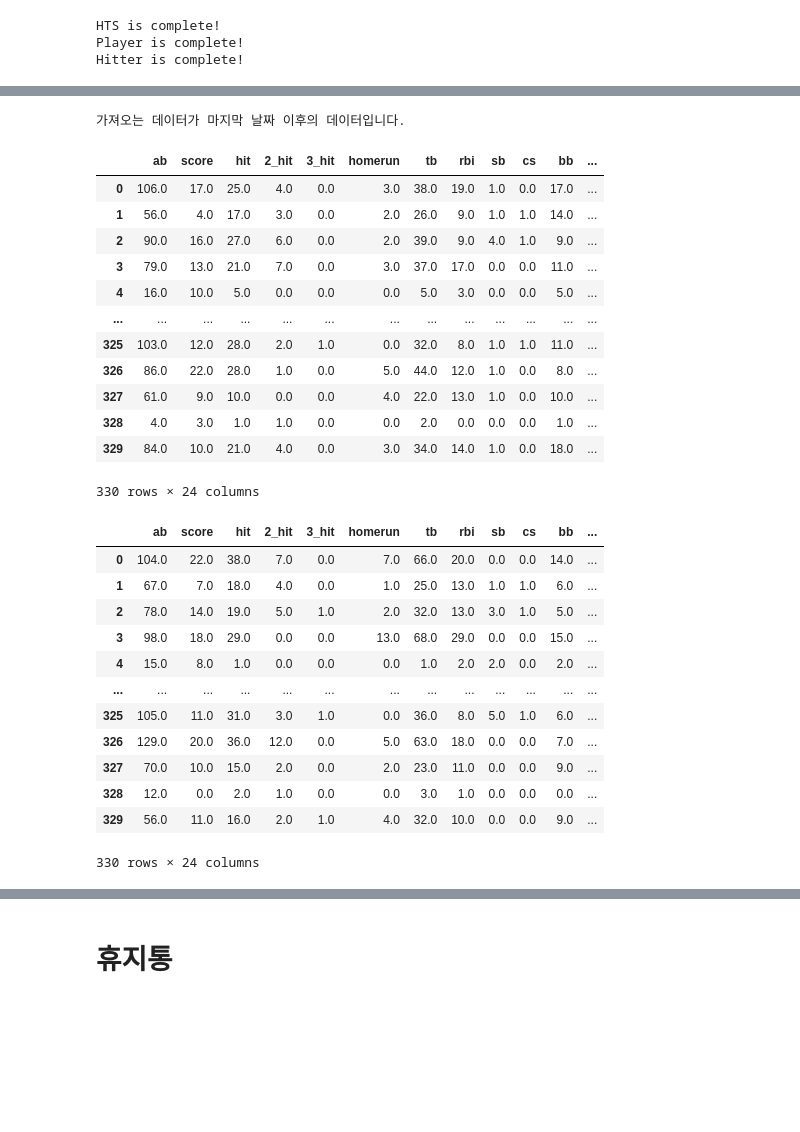
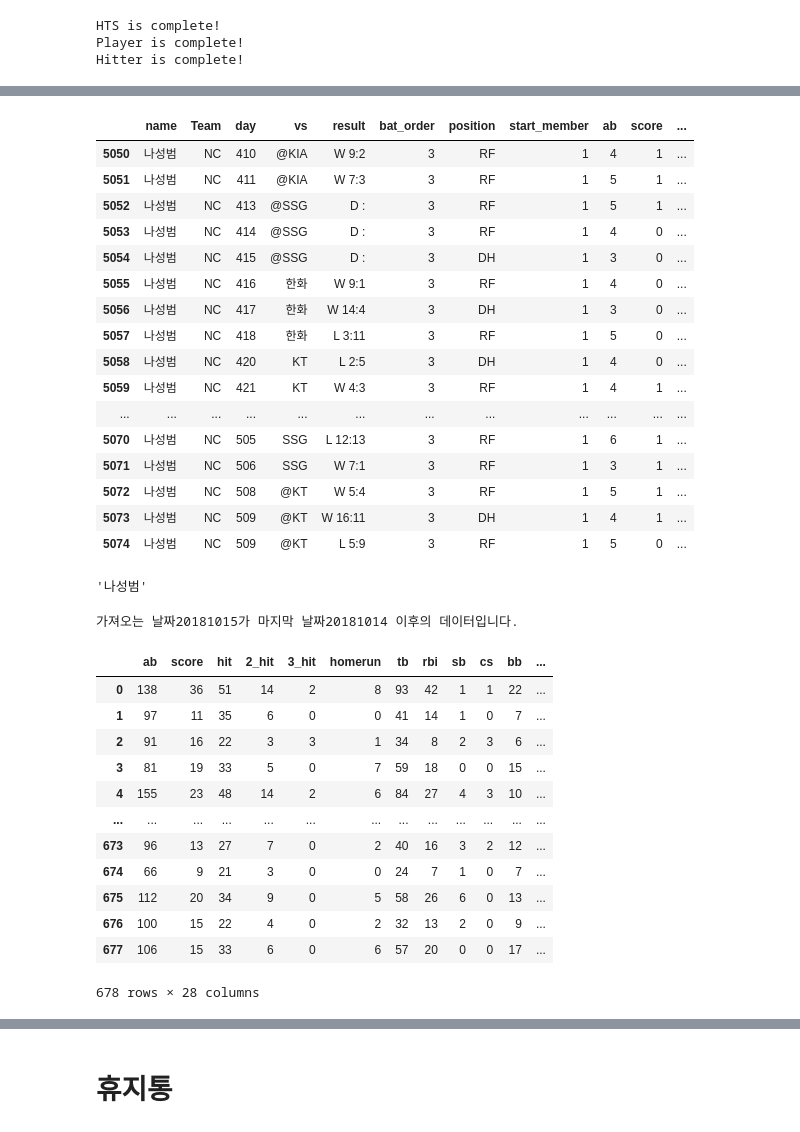
Before and after one commit to KimGriezmann/Bigcontest_2021, a Jupyter notebook: working_space_SeongGwan/split_coding_class.ipynb, the cells around one changed output, grey strips where cells are left out. Cells and saved outputs as stored; diff of their text form; code cells hidden in the pictures; blank space fills up the shorter version.

```diff
--- a/working_space_SeongGwan/split_coding_class.ipynb
+++ b/working_space_SeongGwan/split_coding_class.ipynb
@@ -76,3 +90,29 @@ df.shape
+# %%
+tr_pl_data = tr_df[tr_df['PCODE'] == 62947]
+# %%
+tr_pl_data
+# %% [output]
+|  | name | Team | day | vs | result | bat_order | position | start_member | ab | score | ... |
+| 5050 | 나성범 | NC | 410 | @KIA | W 9:2 | 3 | RF | 1 | 4 | 1 | ... |
+| 5051 | 나성범 | NC | 411 | @KIA | W 7:3 | 3 | RF | 1 | 5 | 1 | ... |
+| 5052 | 나성범 | NC | 413 | @SSG | D : | 3 | RF | 1 | 5 | 1 | ... |
+| 5053 | 나성범 | NC | 414 | @SSG | D : | 3 | RF | 1 | 4 | 0 | ... |
+| 5054 | 나성범 | NC | 415 | @SSG | D : | 3 | DH | 1 | 3 | 0 | ... |
+| 5055 | 나성범 | NC | 416 | 한화 | W 9:1 | 3 | RF | 1 | 4 | 0 | ... |
+| 5056 | 나성범 | NC | 417 | 한화 | W 14:4 | 3 | DH | 1 | 3 | 0 | ... |
+| 5057 | 나성범 | NC | 418 | 한화 | L 3:11 | 3 | RF | 1 | 5 | 0 | ... |
+| 5058 | 나성범 | NC | 420 | KT | L 2:5 | 3 | DH | 1 | 4 | 0 | ... |
+| 5059 | 나성범 | NC | 421 | KT | W 4:3 | 3 | RF | 1 | 4 | 1 | ... |
+| ... | ... | ... | ... | ... | ... | ... | ... | ... | ... | ... | ... |
+| 5070 | 나성범 | NC | 505 | SSG | L 12:13 | 3 | RF | 1 | 6 | 1 | ... |
+| 5071 | 나성범 | NC | 506 | SSG | W 7:1 | 3 | RF | 1 | 3 | 1 | ... |
+| 5072 | 나성범 | NC | 508 | @KT | W 5:4 | 3 | RF | 1 | 5 | 1 | ... |
+| 5073 | 나성범 | NC | 509 | @KT | W 16:11 | 3 | DH | 1 | 4 | 1 | ... |
+| 5074 | 나성범 | NC | 509 | @KT | L 5:9 | 3 | RF | 1 | 5 | 0 | ... |
+# %%
+tr_pl_data.iloc[0,0]
+# %% [output]
+'나성범'
 # %%
 # 연속적 분할 함수
 def order(df, period, interval, del_cri, except_print):
@@ -172,38 +213,22 @@ def order(df, period, interval, del_cri, except_print):
 
     return home_split, away_split
 # %%
-home_2021, away_2021 = order(df = df, period = 100, interval = 5, del_cri= 10, except_print = False)
+home_2018, away_2018 = order(df = df_2018, period = 100, interval = 7, del_cri= 10, except_print = False)
 # %% [output]
-가져오는 데이터가 마지막 날짜 이후의 데이터입니다.
+가져오는 날짜20181015가 마지막 날짜20181014 이후의 데이터입니다.
-# %%
-home_2021
-# %% [output]
-|  | ab | score | hit | 2_hit | 3_hit | homerun | tb | rbi | sb | cs | bb | ... |
-| 0 | 106.0 | 17.0 | 25.0 | 4.0 | 0.0 | 3.0 | 38.0 | 19.0 | 1.0 | 0.0 | 17.0 | ... |
-| 1 | 56.0 | 4.0 | 17.0 | 3.0 | 0.0 | 2.0 | 26.0 | 9.0 | 1.0 | 1.0 | 14.0 | ... |
-| 2 | 90.0 | 16.0 | 27.0 | 6.0 | 0.0 | 2.0 | 39.0 | 9.0 | 4.0 | 1.0 | 9.0 | ... |
-| 3 | 79.0 | 13.0 | 21.0 | 7.0 | 0.0 | 3.0 | 37.0 | 17.0 | 0.0 | 0.0 | 11.0 | ... |
-| 4 | 16.0 | 10.0 | 5.0 | 0.0 | 0.0 | 0.0 | 5.0 | 3.0 | 0.0 | 0.0 | 5.0 | ... |
-| ... | ... | ... | ... | ... | ... | ... | ... | ... | ... | ... | ... | ... |
-| 325 | 103.0 | 12.0 | 28.0 | 2.0 | 1.0 | 0.0 | 32.0 | 8.0 | 1.0 | 1.0 | 11.0 | ... |
-| 326 | 86.0 | 22.0 | 28.0 | 1.0 | 0.0 | 5.0 | 44.0 | 12.0 | 1.0 | 0.0 | 8.0 | ... |
-| 327 | 61.0 | 9.0 | 10.0 | 0.0 | 0.0 | 4.0 | 22.0 | 13.0 | 1.0 | 0.0 | 10.0 | ... |
-| 328 | 4.0 | 3.0 | 1.0 | 1.0 | 0.0 | 0.0 | 2.0 | 0.0 | 0.0 | 0.0 | 1.0 | ... |
-| 329 | 84.0 | 10.0 | 21.0 | 4.0 | 0.0 | 3.0 | 34.0 | 14.0 | 1.0 | 0.0 | 18.0 | ... |
-330 rows × 24 columns
-# %%
-away_2021
-# %% [output]
-|  | ab | score | hit | 2_hit | 3_hit | homerun | tb | rbi | sb | cs | bb | ... |
-| 0 | 104.0 | 22.0 | 38.0 | 7.0 | 0.0 | 7.0 | 66.0 | 20.0 | 0.0 | 0.0 | 14.0 | ... |
-| 1 | 67.0 | 7.0 | 18.0 | 4.0 | 0.0 | 1.0 | 25.0 | 13.0 | 1.0 | 1.0 | 6.0 | ... |
-| 2 | 78.0 | 14.0 | 19.0 | 5.0 | 1.0 | 2.0 | 32.0 | 13.0 | 3.0 | 1.0 | 5.0 | ... |
-| 3 | 98.0 | 18.0 | 29.0 | 0.0 | 0.0 | 13.0 | 68.0 | 29.0 | 0.0 | 0.0 | 15.0 | ... |
-| 4 | 15.0 | 8.0 | 1.0 | 0.0 | 0.0 | 0.0 | 1.0 | 2.0 | 2.0 | 0.0 | 2.0 | ... |
-| ... | ... | ... | ... | ... | ... | ... | ... | ... | ... | ... | ... | ... |
-| 325 | 105.0 | 11.0 | 31.0 | 3.0 | 1.0 | 0.0 | 36.0 | 8.0 | 5.0 | 1.0 | 6.0 | ... |
-| 326 | 129.0 | 20.0 | 36.0 | 12.0 | 0.0 | 5.0 | 63.0 | 18.0 | 0.0 | 0.0 | 7.0 | ... |
-| 327 | 70.0 | 10.0 | 15.0 | 2.0 | 0.0 | 2.0 | 23.0 | 11.0 | 0.0 | 0.0 | 9.0 | ... |
-| 328 | 12.0 | 0.0 | 2.0 | 1.0 | 0.0 | 0.0 | 3.0 | 1.0 | 0.0 | 0.0 | 0.0 | ... |
-| 329 | 56.0 | 11.0 | 16.0 | 2.0 | 1.0 | 4.0 | 32.0 | 10.0 | 0.0 | 0.0 | 9.0 | ... |
-330 rows × 24 columns
+# %%
+home_2018
+# %% [output]
+|  | ab | score | hit | 2_hit | 3_hit | homerun | tb | rbi | sb | cs | bb | ... |
+| 0 | 138 | 36 | 51 | 14 | 2 | 8 | 93 | 42 | 1 | 1 | 22 | ... |
+| 1 | 97 | 11 | 35 | 6 | 0 | 0 | 41 | 14 | 1 | 0 | 7 | ... |
+| 2 | 91 | 16 | 22 | 3 | 3 | 1 | 34 | 8 | 2 | 3 | 6 | ... |
+| 3 | 81 | 19 | 33 | 5 | 0 | 7 | 59 | 18 | 0 | 0 | 15 | ... |
+| 4 | 155 | 23 | 48 | 14 | 2 | 6 | 84 | 27 | 4 | 3 | 10 | ... |
+| ... | ... | ... | ... | ... | ... | ... | ... | ... | ... | ... | ... | ... |
+| 673 | 96 | 13 | 27 | 7 | 0 | 2 | 40 | 16 | 3 | 2 | 12 | ... |
+| 674 | 66 | 9 | 21 | 3 | 0 | 0 | 24 | 7 | 1 | 0 | 7 | ... |
+| 675 | 112 | 20 | 34 | 9 | 0 | 5 | 58 | 26 | 6 | 0 | 13 | ... |
+| 676 | 100 | 15 | 22 | 4 | 0 | 2 | 32 | 13 | 2 | 0 | 9 | ... |
+| 677 | 106 | 15 | 33 | 6 | 0 | 6 | 57 | 20 | 0 | 0 | 17 | ... |
+678 rows × 28 columns
```
Also changed, not shown: parts of 5 cells of this notebook.
